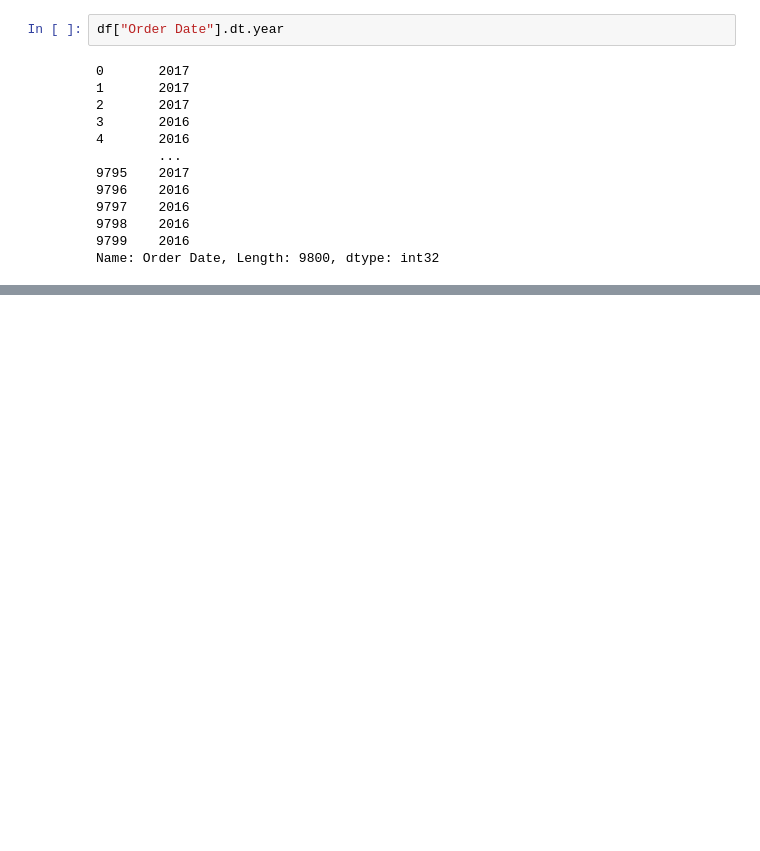
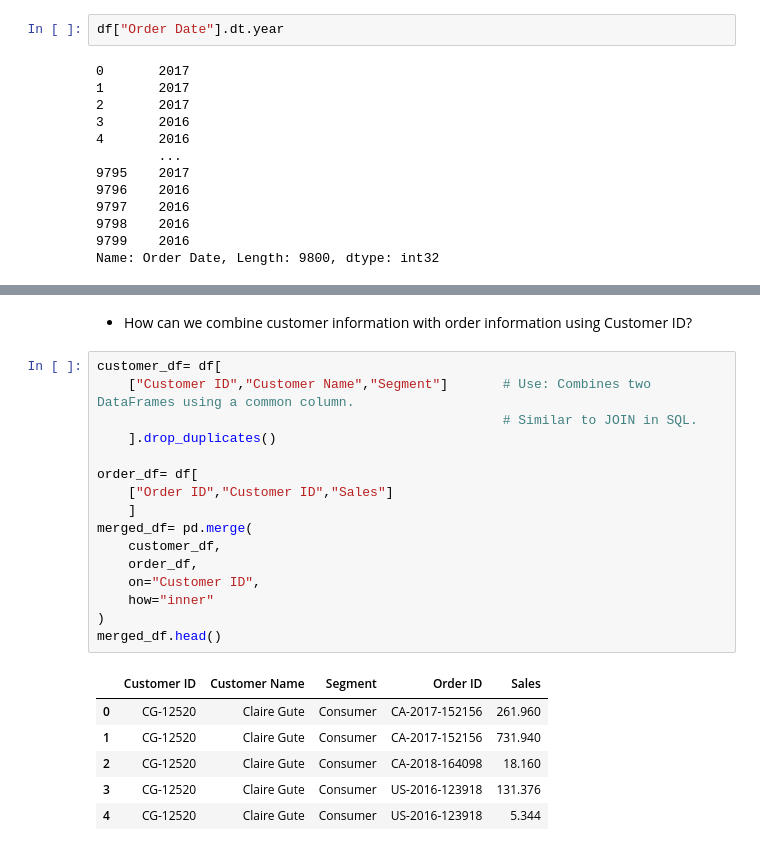
Before and after one commit to DeepanshuSharma1286/Pandas-Practice, a Jupyter notebook: notebooks/Day_02_Selection_Filtering.ipynb, the cells around one changed output, grey strips where cells are left out. Cells and saved outputs as stored; diff of their text form; blank space fills up the shorter version.

```diff
--- a/notebooks/Day_02_Selection_Filtering.ipynb
+++ b/notebooks/Day_02_Selection_Filtering.ipynb
@@ -1037,0 +1118,25 @@ Name: Order Date, Length: 9800, dtype: int32
+# %% [markdown]
+* How can we combine customer information with order information using Customer ID?
+# %%
+customer_df= df[
+    ["Customer ID","Customer Name","Segment"]       # Use: Combines two DataFrames using a common column.
+                                                    # Similar to JOIN in SQL.
+    ].drop_duplicates()
+
+order_df= df[
+    ["Order ID","Customer ID","Sales"]
+    ]
+merged_df= pd.merge(
+    customer_df,
+    order_df,
+    on="Customer ID",
+    how="inner"
+)
+merged_df.head()
+# %% [output]
+|  | Customer ID | Customer Name | Segment | Order ID | Sales |
+| 0 | CG-12520 | Claire Gute | Consumer | CA-2017-152156 | 261.960 |
+| 1 | CG-12520 | Claire Gute | Consumer | CA-2017-152156 | 731.940 |
+| 2 | CG-12520 | Claire Gute | Consumer | CA-2018-164098 | 18.160 |
+| 3 | CG-12520 | Claire Gute | Consumer | US-2016-123918 | 131.376 |
+| 4 | CG-12520 | Claire Gute | Consumer | US-2016-123918 | 5.344 |
```
Also changed, not shown: parts of 11 cells of this notebook.
